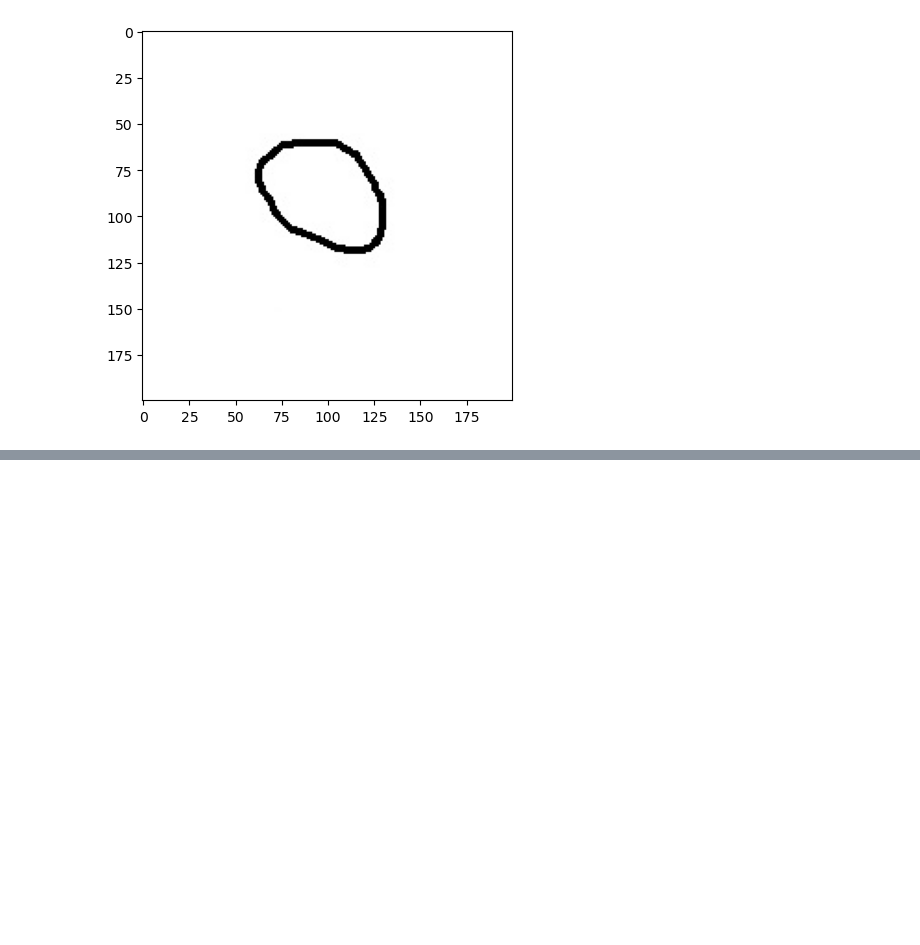
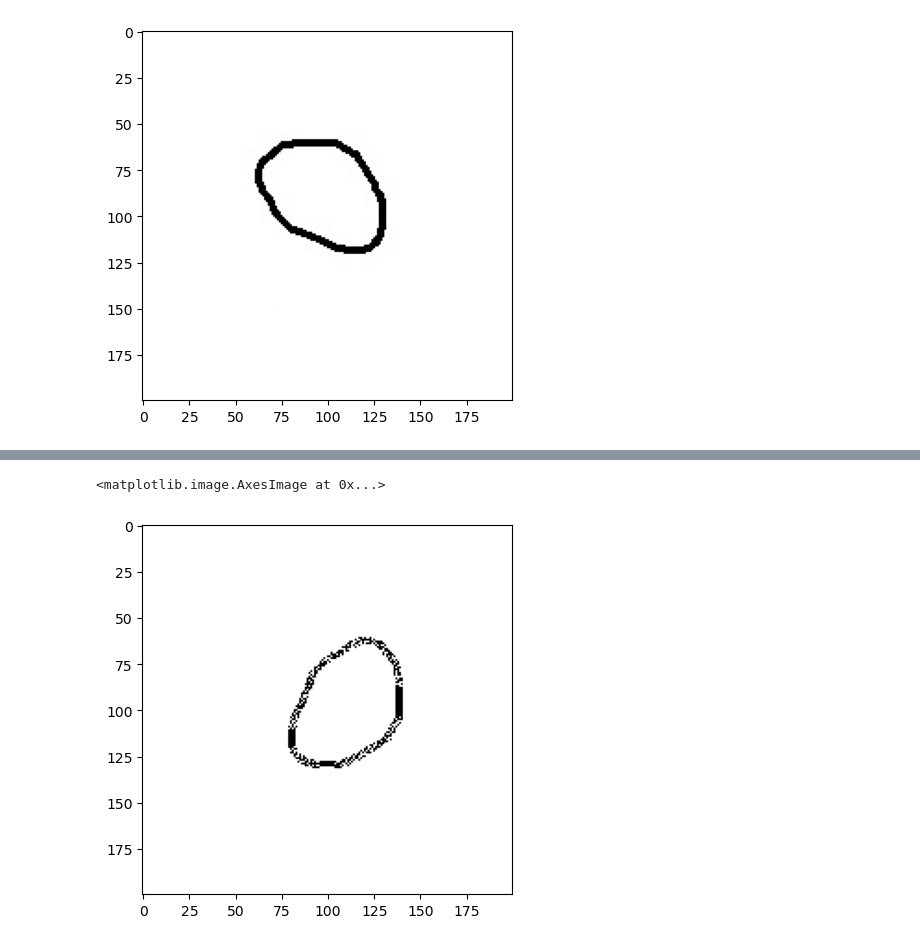
Before and after one commit to JulienFX/DuplicationDataset, a Jupyter notebook: duplication du dataset.ipynb, the cells around one changed output, grey strips where cells are left out. Drawn from its saved outputs; the diff is of its cells as text; code cells hidden in the pictures; blank space fills up the shorter version.

Commit message:
Ajout de nouvelels opérations => Phénomène d'un contour sur notre chiffre

```diff
--- a/duplication du dataset.ipynb
+++ b/duplication du dataset.ipynb
@@ -107,0 +112,9 @@ plt.imshow(imgRota)
+# %%
+# Initialement : binarisation de l'image pour venir "émincer" la forme de notre 0
+threshold_value = 0
+_, binary_image = cv2.threshold(imgGray, threshold_value, 255, cv2.THRESH_BINARY)
+plt.imshow(binary_image)
+# Cette opération nous cause des trous dans notre image => Solution  nous allons appliquer un filtre d'érosion
+# %% [output]
+<matplotlib.image.AxesImage at 0x...>
+[figure, added]
```
Also changed, not shown: parts of 3 cells of this notebook.
